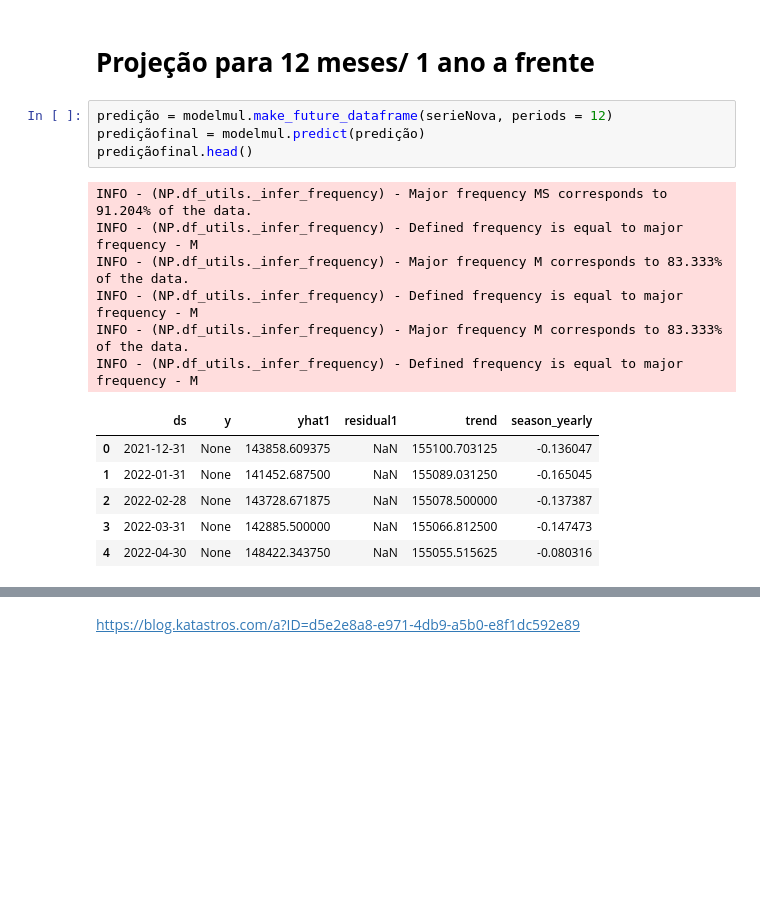
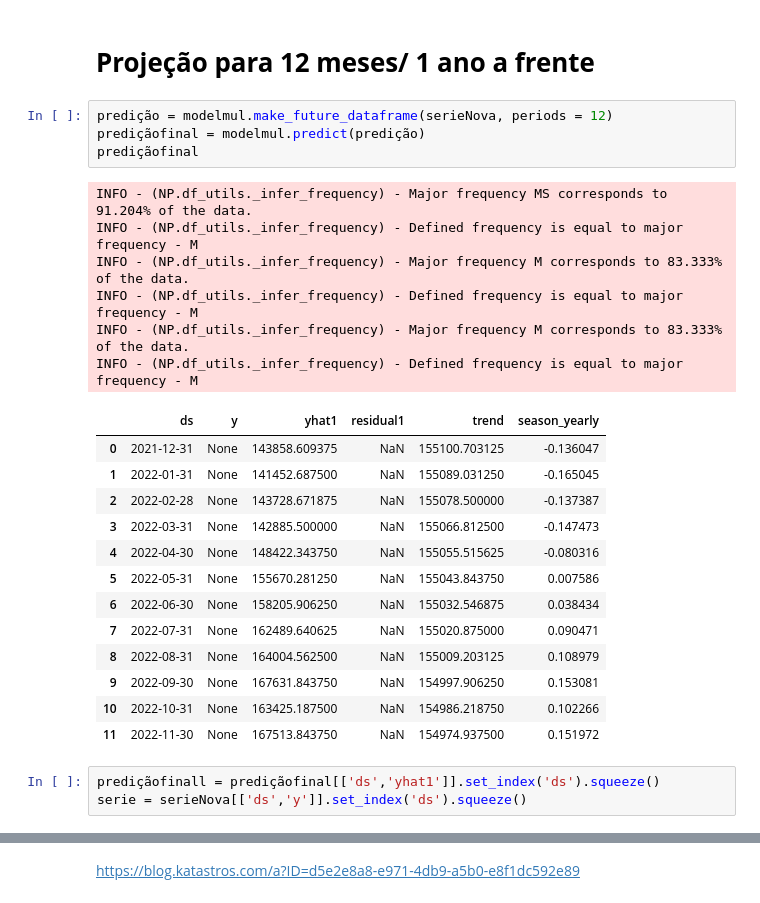
Before and after one commit to nicolycosta/RedesNeurais-SeriesTemporais, a Jupyter notebook: RNIPCA.ipynb, the cells around one changed output, grey strips where cells are left out. Drawn from its saved outputs; the diff is of its cells as text; blank space fills up the shorter version.

```diff
--- a/RNIPCA.ipynb
+++ b/RNIPCA.ipynb
@@ -243,17 +243,27 @@ plt.show()
 # %%
 predição = modelmul.make_future_dataframe(serieNova, periods = 12)
 prediçãofinal = modelmul.predict(predição)
-prediçãofinal.head()
+prediçãofinal
 # %% [output]
 INFO - (NP.df_utils._infer_frequency) - Major frequency MS corresponds to 91.204% of the data.
 INFO - (NP.df_utils._infer_frequency) - Defined frequency is equal to major frequency - M
 INFO - (NP.df_utils._infer_frequency) - Major frequency M corresponds to 83.333% of the data.
 INFO - (NP.df_utils._infer_frequency) - Defined frequency is equal to major frequency - M
 INFO - (NP.df_utils._infer_frequency) - Major frequency M corresponds to 83.333% of the data.
 INFO - (NP.df_utils._infer_frequency) - Defined frequency is equal to major frequency - M
 |  | ds | y | yhat1 | residual1 | trend | season_yearly |
 | 0 | 2021-12-31 | None | 143858.609375 | NaN | 155100.703125 | -0.136047 |
 | 1 | 2022-01-31 | None | 141452.687500 | NaN | 155089.031250 | -0.165045 |
 | 2 | 2022-02-28 | None | 143728.671875 | NaN | 155078.500000 | -0.137387 |
 | 3 | 2022-03-31 | None | 142885.500000 | NaN | 155066.812500 | -0.147473 |
 | 4 | 2022-04-30 | None | 148422.343750 | NaN | 155055.515625 | -0.080316 |
+| 5 | 2022-05-31 | None | 155670.281250 | NaN | 155043.843750 | 0.007586 |
+| 6 | 2022-06-30 | None | 158205.906250 | NaN | 155032.546875 | 0.038434 |
+| 7 | 2022-07-31 | None | 162489.640625 | NaN | 155020.875000 | 0.090471 |
+| 8 | 2022-08-31 | None | 164004.562500 | NaN | 155009.203125 | 0.108979 |
+| 9 | 2022-09-30 | None | 167631.843750 | NaN | 154997.906250 | 0.153081 |
+| 10 | 2022-10-31 | None | 163425.187500 | NaN | 154986.218750 | 0.102266 |
+| 11 | 2022-11-30 | None | 167513.843750 | NaN | 154974.937500 | 0.151972 |
+# %%
+prediçãofinall = prediçãofinal[['ds','yhat1']].set_index('ds').squeeze()
+serie = serieNova[['ds','y']].set_index('ds').squeeze()
```
Also changed, not shown: parts of 1 cell of this notebook.
